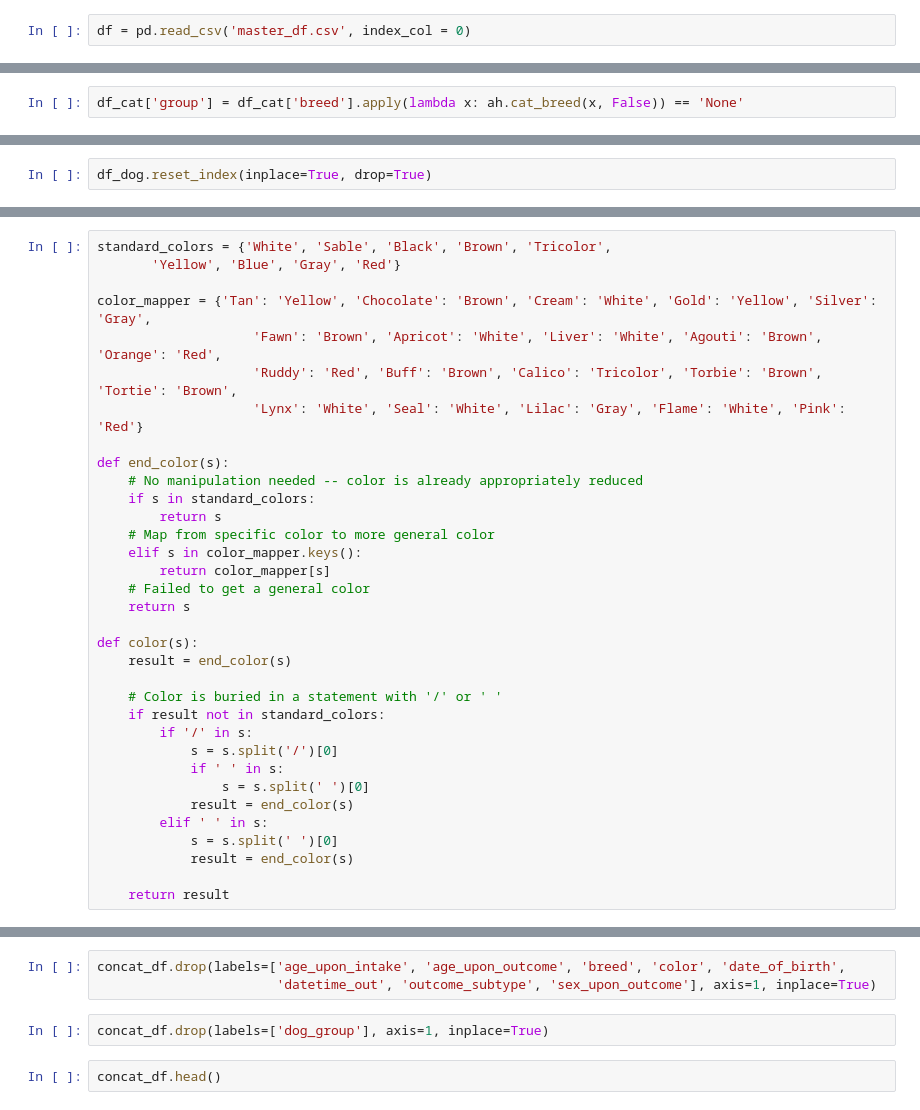
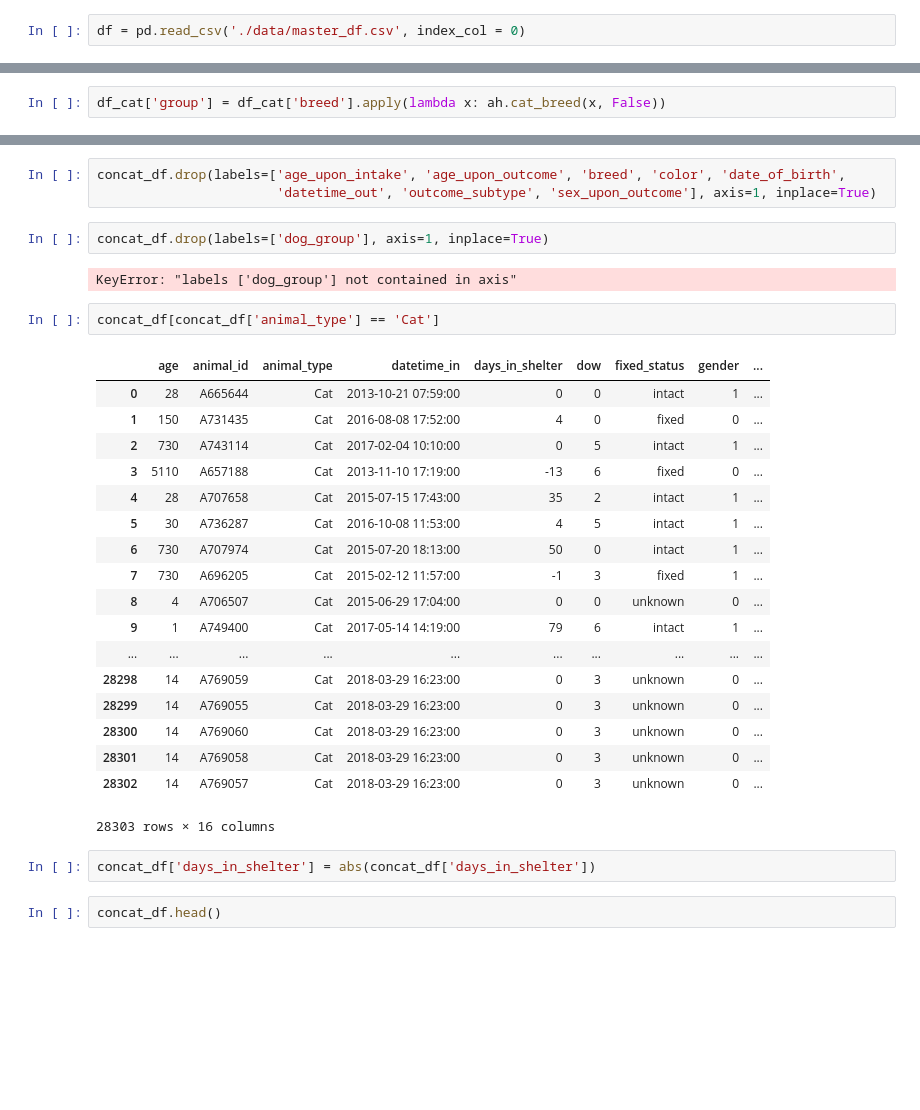
Before and after one commit to luketibbott/kojak, a Jupyter notebook: clean_engineer.ipynb, the cells around one changed output, grey strips where cells are left out. Saved outputs shown, nothing was run; the diff lists cells and outputs as text; blank space fills up the shorter version.

Commit message:
Fix cat groupings

```diff
--- a/clean_engineer.ipynb
+++ b/clean_engineer.ipynb
@@ -184,4 +184,4 @@ df['days_in_shelter'] = (df['datetime_out'] - df['datetime_in']).dt.days
 # %%
 df.to_csv('master_df.csv')
 # %%
-df = pd.read_csv('master_df.csv', index_col = 0)
+df = pd.read_csv('./data/master_df.csv', index_col = 0)
@@ -282,7 +280,7 @@ Try using .loc[row_indexer,col_indexer] = value instead
 See the caveats in the documentation: http://pandas.pydata.org/pandas-docs/stable/indexing.html#indexing-view-versus-copy
   """Entry point for launching an IPython kernel.
 # %%
-df_cat['group'] = df_cat['breed'].apply(lambda x: ah.cat_breed(x, False)) == 'None'
+df_cat['group'] = df_cat['breed'].apply(lambda x: ah.cat_breed(x, False))
 # %% [output]
 A value is trying to be set on a copy of a slice from a DataFrame.
 Try using .loc[row_indexer,col_indexer] = value instead
@@ -334,2 +323,0 @@ dog_breeds = eval(dictionary)
-# %%
-df_dog.reset_index(inplace=True, drop=True)
@@ -425,40 +393,6 @@ standard_colors = {'White', 'Sable', 'Black', 'Brown', 'Tricolor',
 
 color_mapper = {'Buff': 'Brown', 'Tan': 'Yellow', 'Chocolate': 'Brown', 'Cream': 'White', 'Gold': 'Yellow', 'Silver': 'Gray',
                     'Fawn': 'Brown', 'Apricot': 'White', 'Liver': 'White', 'Agouti': 'Brown', 'Orange': 'Red', 'Ruddy': 'Red'}
-# %%
-standard_colors = {'White', 'Sable', 'Black', 'Brown', 'Tricolor',
-       'Yellow', 'Blue', 'Gray', 'Red'}
-
-color_mapper = {'Tan': 'Yellow', 'Chocolate': 'Brown', 'Cream': 'White', 'Gold': 'Yellow', 'Silver': 'Gray',
-                    'Fawn': 'Brown', 'Apricot': 'White', 'Liver': 'White', 'Agouti': 'Brown', 'Orange': 'Red',
-                    'Ruddy': 'Red', 'Buff': 'Brown', 'Calico': 'Tricolor', 'Torbie': 'Brown', 'Tortie': 'Brown',
-                    'Lynx': 'White', 'Seal': 'White', 'Lilac': 'Gray', 'Flame': 'White', 'Pink': 'Red'}
-
-def end_color(s):
-    # No manipulation needed -- color is already appropriately reduced
-    if s in standard_colors:
-        return s
-    # Map from specific color to more general color
-    elif s in color_mapper.keys():
-        return color_mapper[s]
-    # Failed to get a general color
-    return s
-
-def color(s):
-    result = end_color(s)
-
-    # Color is buried in a statement with '/' or ' '
-    if result not in standard_colors:
-        if '/' in s:
-            s = s.split('/')[0]
-            if ' ' in s:
-                s = s.split(' ')[0]
-            result = end_color(s)
-        elif ' ' in s:
-            s = s.split(' ')[0]
-            result = end_color(s)
-
-    return result
 # %%
 df_dog['simple_color'] = df_dog['color'].apply(lambda x: color(x))
 # %% [output]
@@ -630,6 +562,31 @@ concat_df.drop(labels=['age_upon_intake', 'age_upon_outcome', 'breed', 'color',
                        'datetime_out', 'outcome_subtype', 'sex_upon_outcome'], axis=1, inplace=True)
 # %%
 concat_df.drop(labels=['dog_group'], axis=1, inplace=True)
+# %% [output]
+KeyError: "labels ['dog_group'] not contained in axis"
+# %%
+concat_df[concat_df['animal_type'] == 'Cat']
+# %% [output]
+|  | age | animal_id | animal_type | datetime_in | days_in_shelter | dow | fixed_status | gender | ... |
+| 0 | 28 | A665644 | Cat | 2013-10-21 07:59:00 | 0 | 0 | intact | 1 | ... |
+| 1 | 150 | A731435 | Cat | 2016-08-08 17:52:00 | 4 | 0 | fixed | 0 | ... |
+| 2 | 730 | A743114 | Cat | 2017-02-04 10:10:00 | 0 | 5 | intact | 1 | ... |
+| 3 | 5110 | A657188 | Cat | 2013-11-10 17:19:00 | -13 | 6 | fixed | 0 | ... |
+| 4 | 28 | A707658 | Cat | 2015-07-15 17:43:00 | 35 | 2 | intact | 1 | ... |
+| 5 | 30 | A736287 | Cat | 2016-10-08 11:53:00 | 4 | 5 | intact | 1 | ... |
+| 6 | 730 | A707974 | Cat | 2015-07-20 18:13:00 | 50 | 0 | intact | 1 | ... |
+| 7 | 730 | A696205 | Cat | 2015-02-12 11:57:00 | -1 | 3 | fixed | 1 | ... |
+| 8 | 4 | A706507 | Cat | 2015-06-29 17:04:00 | 0 | 0 | unknown | 0 | ... |
+| 9 | 1 | A749400 | Cat | 2017-05-14 14:19:00 | 79 | 6 | intact | 1 | ... |
+| ... | ... | ... | ... | ... | ... | ... | ... | ... | ... |
+| 28298 | 14 | A769059 | Cat | 2018-03-29 16:23:00 | 0 | 3 | unknown | 0 | ... |
+| 28299 | 14 | A769055 | Cat | 2018-03-29 16:23:00 | 0 | 3 | unknown | 0 | ... |
+| 28300 | 14 | A769060 | Cat | 2018-03-29 16:23:00 | 0 | 3 | unknown | 0 | ... |
+| 28301 | 14 | A769058 | Cat | 2018-03-29 16:23:00 | 0 | 3 | unknown | 0 | ... |
+| 28302 | 14 | A769057 | Cat | 2018-03-29 16:23:00 | 0 | 3 | unknown | 0 | ... |
+28303 rows × 16 columns
+# %%
+concat_df['days_in_shelter'] = abs(concat_df['days_in_shelter'])
 # %%
 concat_df.head()
 # %% [output]
```
Also changed, not shown: parts of 16 cells of this notebook, 1 other file.
